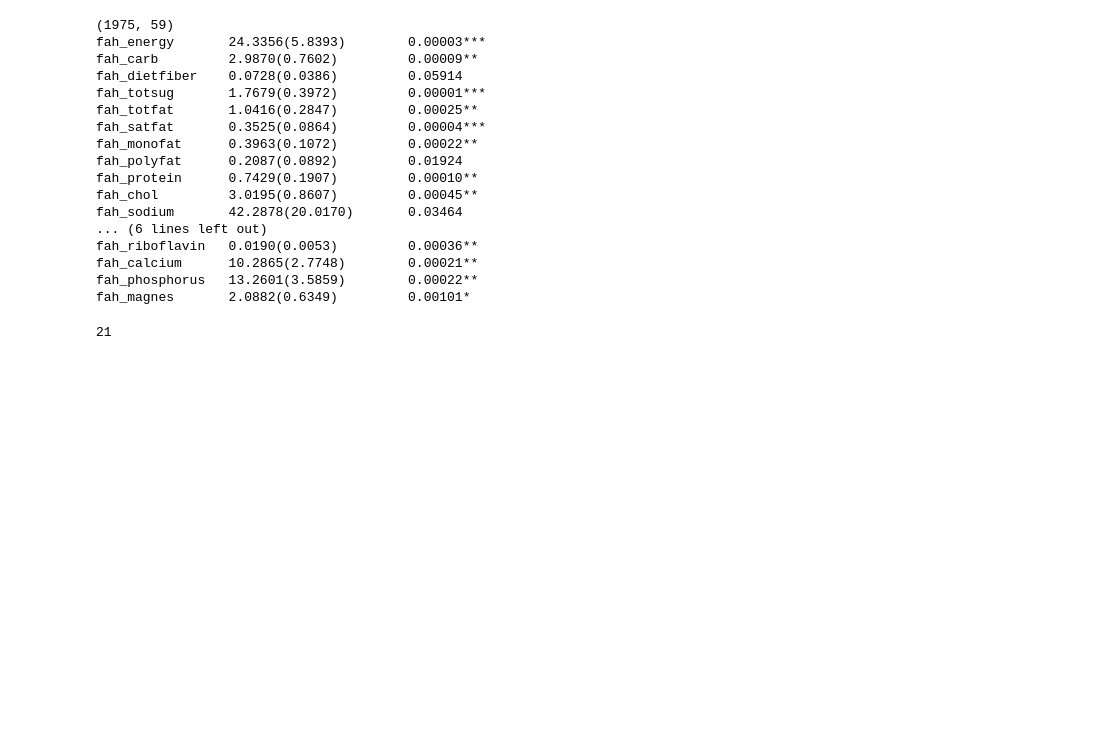
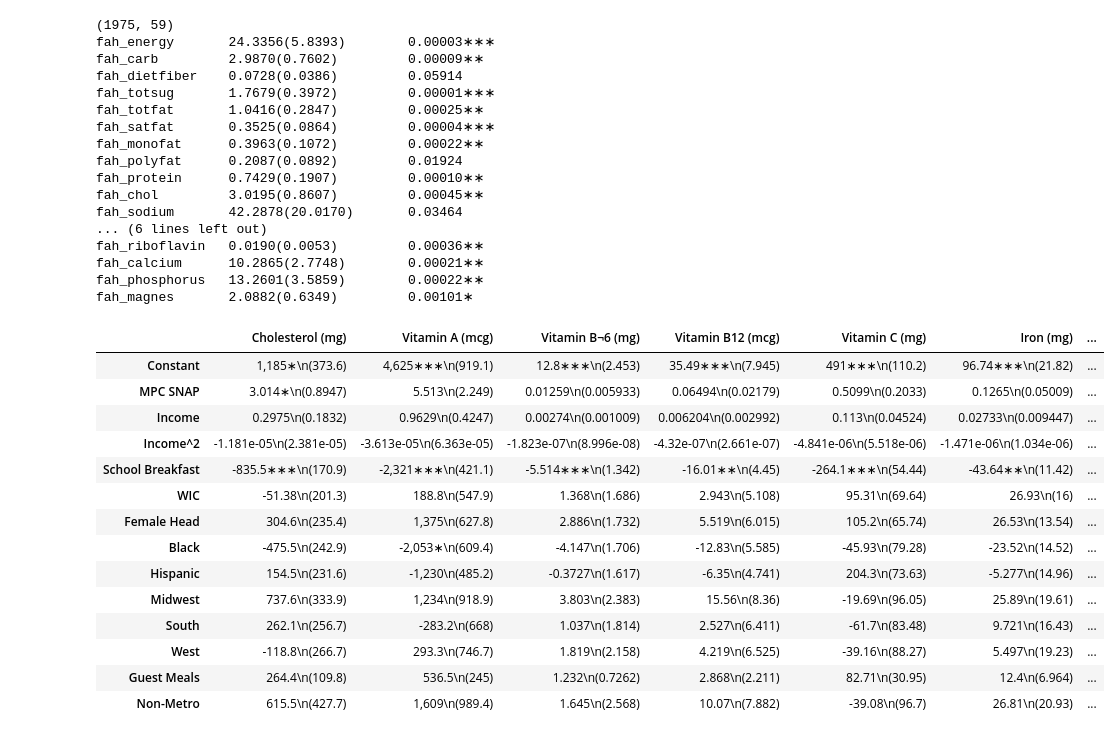
Before and after one commit to ayush-kumar-1/thesis, a Jupyter notebook: src/notebooks/1_eda.ipynb, the cells around one changed output. Saved outputs shown, nothing was run; the diff lists cells and outputs as text; code cells hidden in the pictures; blank space fills up the shorter version.

```diff
--- a/src/notebooks/1_eda.ipynb
+++ b/src/notebooks/1_eda.ipynb
@@ -201,11 +203,11 @@ def star_rating(p_value):
     Using bonferroni correction, returns a star rating for the p-value.
     """
     if p_value < 0.001/len(response_vars):
-        return "***"
+        return "∗∗∗"
     elif p_value < 0.01/len(response_vars):
-        return "**"
+        return "∗∗"
     elif p_value < 0.05/len(response_vars):
-        return "*"
+        return "∗"
     else:
         return ""
 
@@ -214,6 +216,8 @@ def run_results(explanatory_vars, response_vars, restricted_dataset):
     snap_var = explanatory_vars[0]
     X = restricted_dataset[explanatory_vars]
     X = sm.add_constant(X)
+
+    regs = {}
 
     for nut_var in response_vars:
         y = restricted_dataset[nut_var]/restricted_dataset["AME"]
@@ -229,7 +233,11 @@ def run_results(explanatory_vars, response_vars, restricted_dataset):
             f"{model.pvalues[snap_var]:.5f}"
             f"{star_rating(model.pvalues[snap_var])}")
 
+        regs[nut_var] = model
+
+    return regs
+
 print(restriction_1.shape)
-run_results(explanatory_vars_mpc, response_vars, restriction_1)
+restriction_1_res = run_results(explanatory_vars_mpc, response_vars, restriction_1)
 # %% [output]
 (1527, 59)
@@ -272,26 +280,22 @@ fah_phosphorus   12.1350(3.3390)        0.00028**
 fah_magnes       1.7997(0.5931)         0.00241
 # %%
 print(restriction_3.shape)
-run_results(explanatory_vars_mpc, response_vars, restriction_3)
+restriction_3_res = run_results(explanatory_vars_mpc, response_vars, restriction_3)
 # %% [output]
 (1975, 59)
-fah_energy       24.3356(5.8393)        0.00003***
-fah_carb         2.9870(0.7602)         0.00009**
+fah_energy       24.3356(5.8393)        0.00003∗∗∗
+fah_carb         2.9870(0.7602)         0.00009∗∗
 fah_dietfiber    0.0728(0.0386)         0.05914
-fah_totsug       1.7679(0.3972)         0.00001***
-fah_totfat       1.0416(0.2847)         0.00025**
-fah_satfat       0.3525(0.0864)         0.00004***
-fah_monofat      0.3963(0.1072)         0.00022**
+fah_totsug       1.7679(0.3972)         0.00001∗∗∗
+fah_totfat       1.0416(0.2847)         0.00025∗∗
+fah_satfat       0.3525(0.0864)         0.00004∗∗∗
+fah_monofat      0.3963(0.1072)         0.00022∗∗
 fah_polyfat      0.2087(0.0892)         0.01924
-fah_protein      0.7429(0.1907)         0.00010**
-fah_chol         3.0195(0.8607)         0.00045**
+fah_protein      0.7429(0.1907)         0.00010∗∗
+fah_chol         3.0195(0.8607)         0.00045∗∗
 fah_sodium       42.2878(20.0170)       0.03464
 ... (6 lines left out)
-fah_riboflavin   0.0190(0.0053)         0.00036**
-fah_calcium      10.2865(2.7748)        0.00021**
-fah_phosphorus   13.2601(3.5859)        0.00022**
-fah_magnes       2.0882(0.6349)         0.00101*
+fah_riboflavin   0.0190(0.0053)         0.00036∗∗
+fah_calcium      10.2865(2.7748)        0.00021∗∗
+fah_phosphorus   13.2601(3.5859)        0.00022∗∗
+fah_magnes       2.0882(0.6349)         0.00101∗
-# %%
-len(response_vars)
-# %% [output]
-21
@@ -297,0 +397,18 @@ len(response_vars)
+# %%
+create_reg_tables(micro, restriction_1_res)
+# %% [output]
+|  | Cholesterol (mg) | Vitamin A (mcg) | Vitamin B¬6 (mg) | Vitamin B12 (mcg) | Vitamin C (mg) | Iron (mg) | ... |
+| Constant | 1,185∗\n(373.6) | 4,625∗∗∗\n(919.1) | 12.8∗∗∗\n(2.453) | 35.49∗∗∗\n(7.945) | 491∗∗∗\n(110.2) | 96.74∗∗∗\n(21.82) | ... |
+| MPC SNAP | 3.014∗\n(0.8947) | 5.513\n(2.249) | 0.01259\n(0.005933) | 0.06494\n(0.02179) | 0.5099\n(0.2033) | 0.1265\n(0.05009) | ... |
+| Income | 0.2975\n(0.1832) | 0.9629\n(0.4247) | 0.00274\n(0.001009) | 0.006204\n(0.002992) | 0.113\n(0.04524) | 0.02733\n(0.009447) | ... |
+| Income^2 | -1.181e-05\n(2.381e-05) | -3.613e-05\n(6.363e-05) | -1.823e-07\n(8.996e-08) | -4.32e-07\n(2.661e-07) | -4.841e-06\n(5.518e-06) | -1.471e-06\n(1.034e-06) | ... |
+| School Breakfast | -835.5∗∗∗\n(170.9) | -2,321∗∗∗\n(421.1) | -5.514∗∗∗\n(1.342) | -16.01∗∗\n(4.45) | -264.1∗∗∗\n(54.44) | -43.64∗∗\n(11.42) | ... |
+| WIC | -51.38\n(201.3) | 188.8\n(547.9) | 1.368\n(1.686) | 2.943\n(5.108) | 95.31\n(69.64) | 26.93\n(16) | ... |
+| Female Head | 304.6\n(235.4) | 1,375\n(627.8) | 2.886\n(1.732) | 5.519\n(6.015) | 105.2\n(65.74) | 26.53\n(13.54) | ... |
+| Black | -475.5\n(242.9) | -2,053∗\n(609.4) | -4.147\n(1.706) | -12.83\n(5.585) | -45.93\n(79.28) | -23.52\n(14.52) | ... |
+| Hispanic | 154.5\n(231.6) | -1,230\n(485.2) | -0.3727\n(1.617) | -6.35\n(4.741) | 204.3\n(73.63) | -5.277\n(14.96) | ... |
+| Midwest | 737.6\n(333.9) | 1,234\n(918.9) | 3.803\n(2.383) | 15.56\n(8.36) | -19.69\n(96.05) | 25.89\n(19.61) | ... |
+| South | 262.1\n(256.7) | -283.2\n(668) | 1.037\n(1.814) | 2.527\n(6.411) | -61.7\n(83.48) | 9.721\n(16.43) | ... |
+| West | -118.8\n(266.7) | 293.3\n(746.7) | 1.819\n(2.158) | 4.219\n(6.525) | -39.16\n(88.27) | 5.497\n(19.23) | ... |
+| Guest Meals | 264.4\n(109.8) | 536.5\n(245) | 1.232\n(0.7262) | 2.868\n(2.211) | 82.71\n(30.95) | 12.4\n(6.964) | ... |
+| Non-Metro | 615.5\n(427.7) | 1,609\n(989.4) | 1.645\n(2.568) | 10.07\n(7.882) | -39.08\n(96.7) | 26.81\n(20.93) | ... |
```
Also changed, not shown: parts of 11 cells of this notebook, 8 other files.
